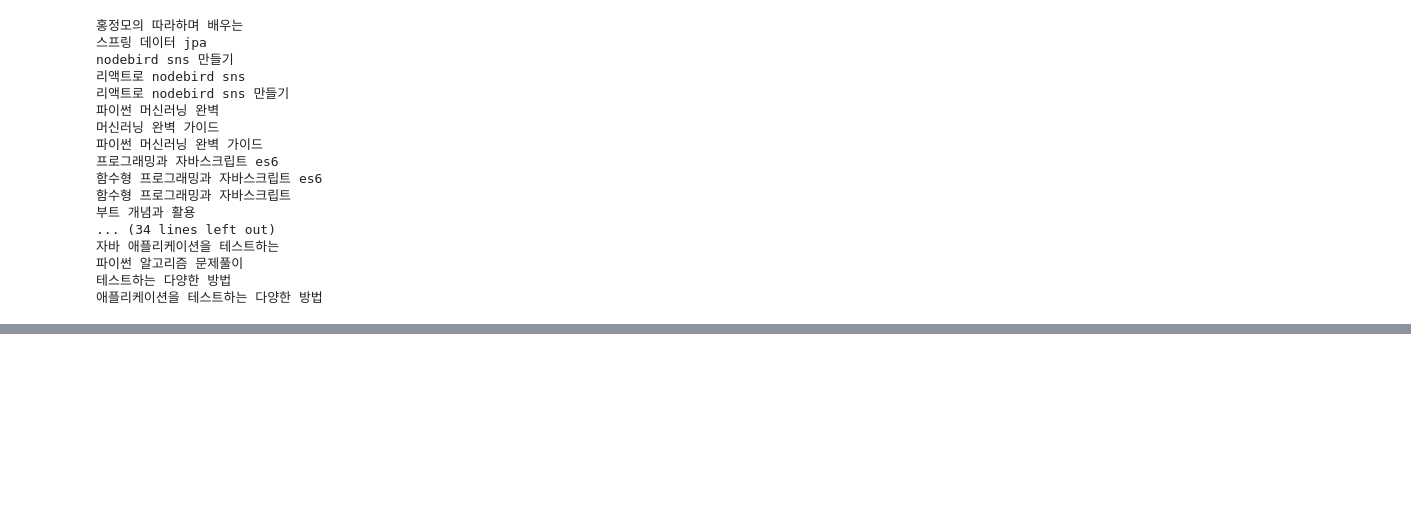
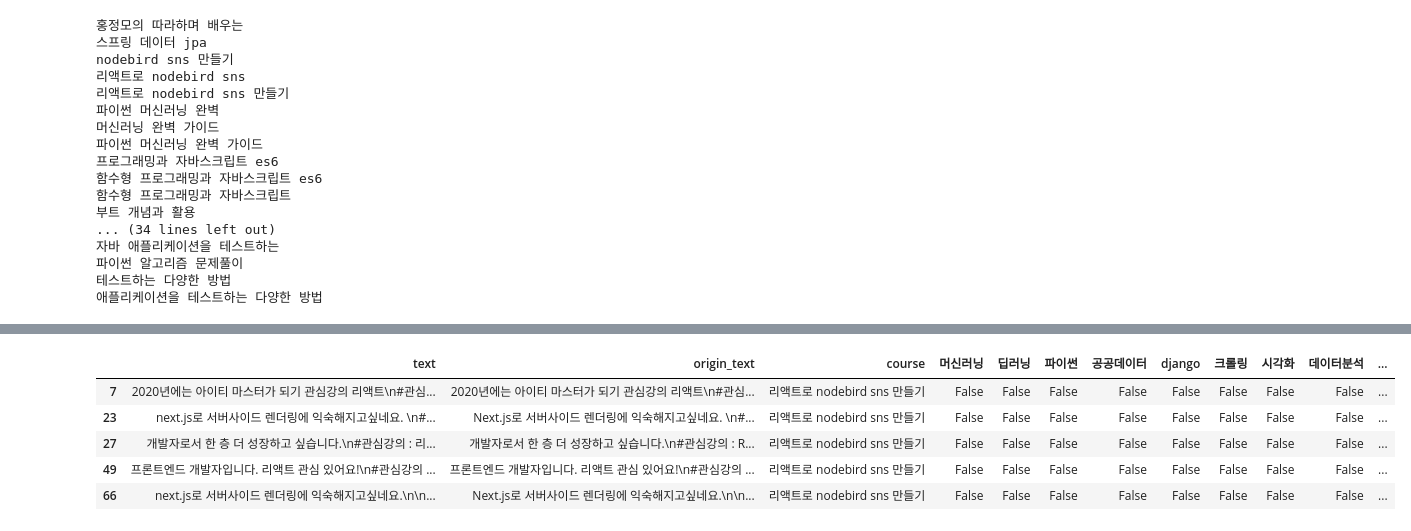
Before and after one commit to showboyz/data_study, a Jupyter notebook: 댓글전처리_크롤링.ipynb, the cells around one changed output, grey strips where cells are left out. Drawn from its saved outputs; the diff is of its cells as text; code cells hidden in the pictures; blank space fills up the shorter version.

```diff
--- a/댓글전처리_크롤링.ipynb
+++ b/댓글전처리_크롤링.ipynb
@@ -363,0 +441,9 @@ end = 50
+# %%
+df[df['bcluster'] == 28].head()
+# %% [output]
+|  | text | origin_text | course | 머신러닝 | 딥러닝 | 파이썬 | 공공데이터 | django | 크롤링 | 시각화 | 데이터분석 | ... |
+| 7 | 2020년에는 아이티 마스터가 되기 관심강의 리액트\n#관심... | 2020년에는 아이티 마스터가 되기 관심강의 리액트\n#관심... | 리액트로 nodebird sns 만들기 | False | False | False | False | False | False | False | False | ... |
+| 23 | next.js로 서버사이드 렌더링에 익숙해지고싶네요. \n#... | Next.js로 서버사이드 렌더링에 익숙해지고싶네요. \n#... | 리액트로 nodebird sns 만들기 | False | False | False | False | False | False | False | False | ... |
+| 27 | 개발자로서 한 층 더 성장하고 싶습니다.\n#관심강의 : 리... | 개발자로서 한 층 더 성장하고 싶습니다.\n#관심강의 : R... | 리액트로 nodebird sns 만들기 | False | False | False | False | False | False | False | False | ... |
+| 49 | 프론트엔드 개발자입니다. 리액트 관심 있어요!\n#관심강의 ... | 프론트엔드 개발자입니다. 리액트 관심 있어요!\n#관심강의 ... | 리액트로 nodebird sns 만들기 | False | False | False | False | False | False | False | False | ... |
+| 66 | next.js로 서버사이드 렌더링에 익숙해지고싶네요.\n\n... | Next.js로 서버사이드 렌더링에 익숙해지고싶네요.\n\n... | 리액트로 nodebird sns 만들기 | False | False | False | False | False | False | False | False | ... |
```
Also changed, not shown: parts of 16 cells of this notebook.
